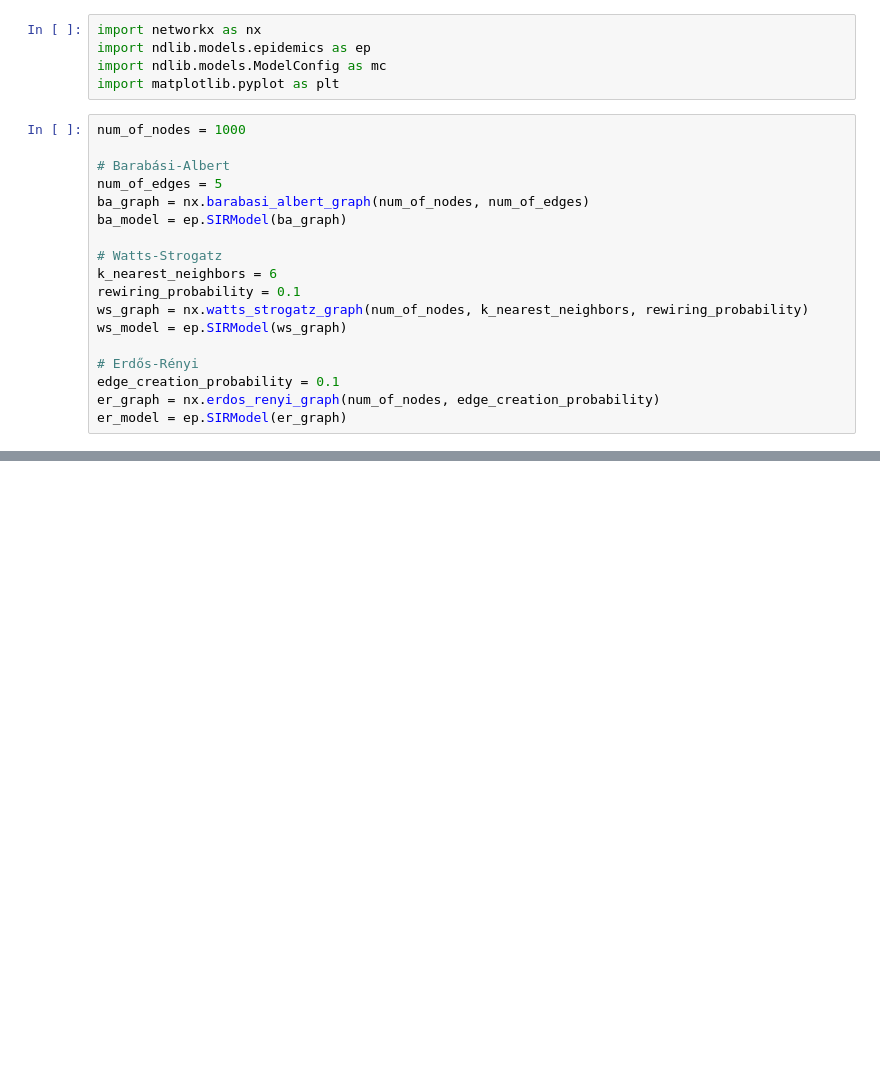
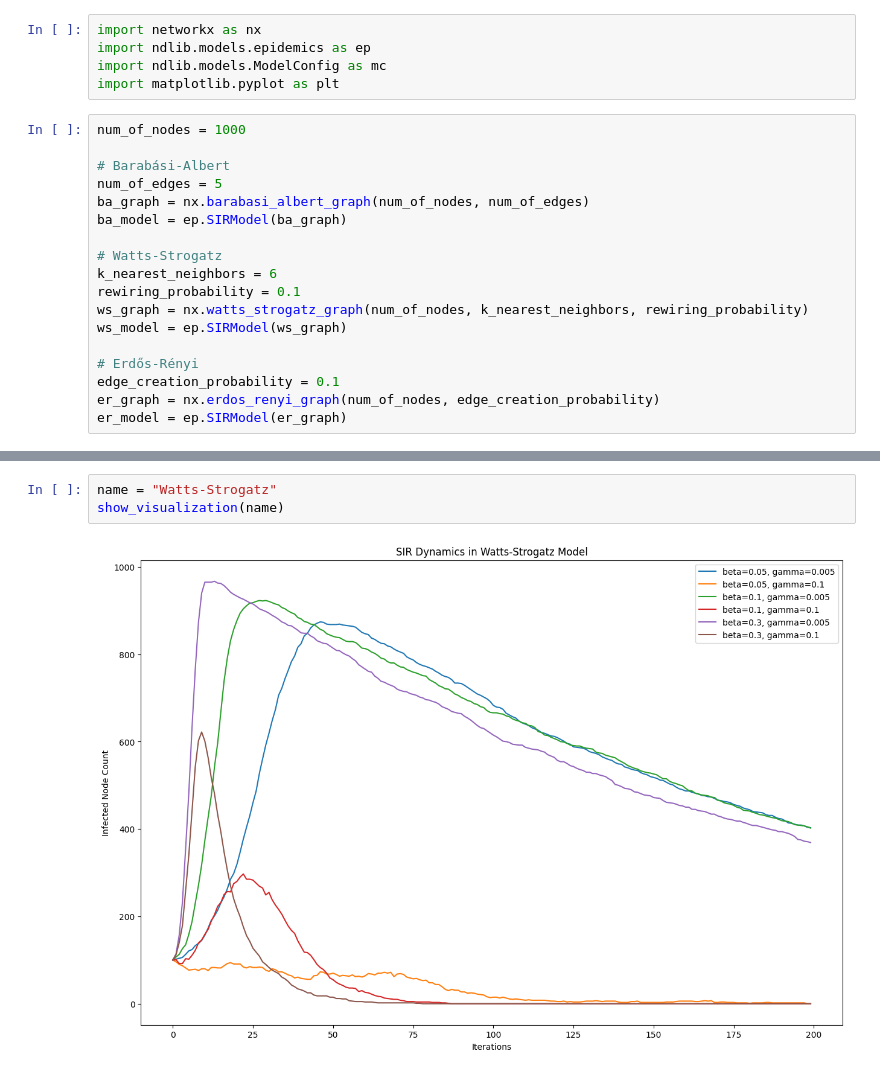
Before and after one commit to nabilasiregar/EpiModel, a Jupyter notebook: problem_2/spatial_models.ipynb, the cells around one changed output, grey strips where cells are left out. Saved outputs shown, nothing was run; the diff lists cells and outputs as text; blank space fills up the shorter version.

```diff
--- a/problem_2/spatial_models.ipynb
+++ b/problem_2/spatial_models.ipynb
@@ -98,0 +67,5 @@ plt.show()
+# %%
+name = "Watts-Strogatz"
+show_visualization(name)
+# %% [output]
+[figure, added]
```
Also changed, not shown: parts of 6 cells of this notebook.
